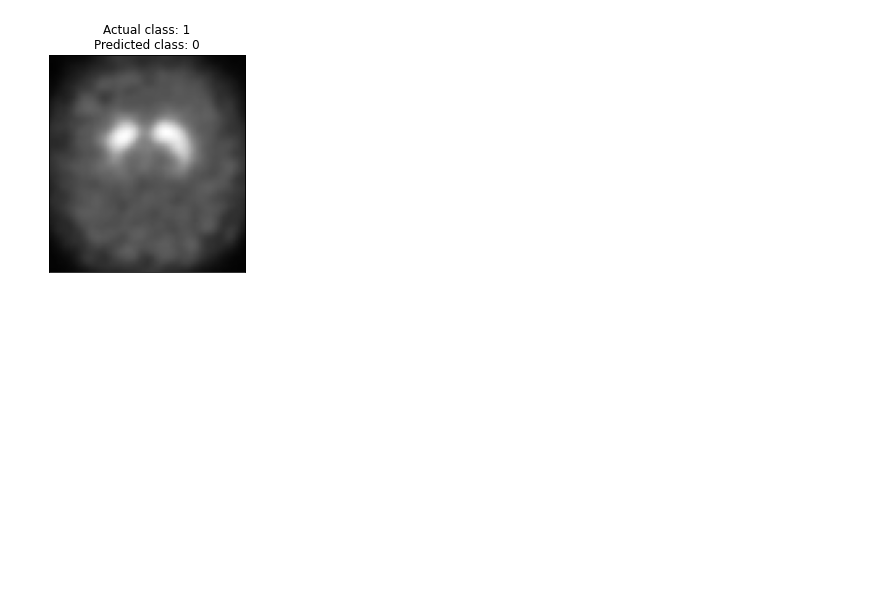
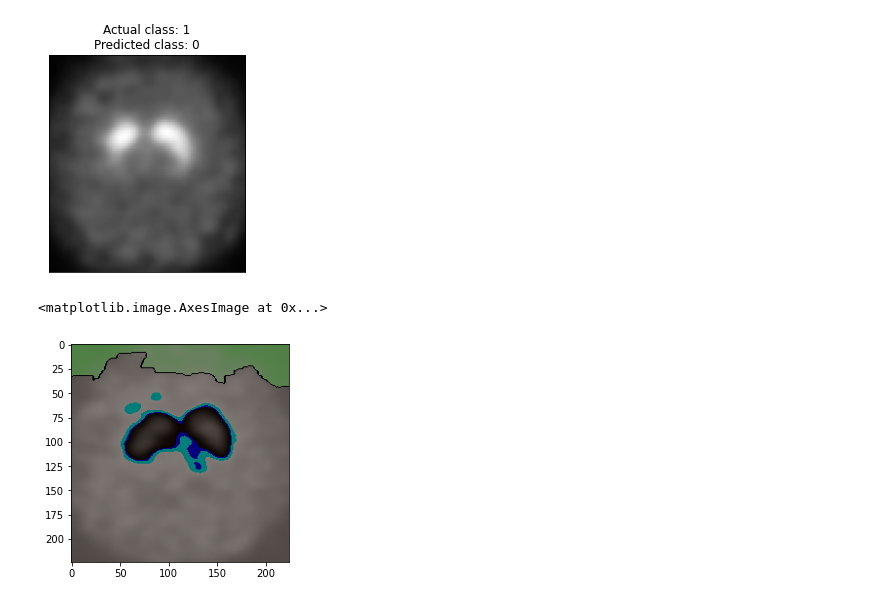
Before and after one commit to Sarkovic/Parkinsons-DaTscan, a Jupyter notebook: Implementation/Spect_Classification.ipynb, the cells around one changed output. Saved outputs shown, nothing was run; the diff lists cells and outputs as text; code cells hidden in the pictures; blank space fills up the shorter version.

Commit message:
Update notebook to add LIME

```diff
--- a/Implementation/Spect_Classification.ipynb
+++ b/Implementation/Spect_Classification.ipynb
@@ -149,7 +145,7 @@ vgg16.load_weights('./spect_trained_1.h5')
 # %%
 # Function to load data
 
-def load_data(dir_path, img_size=(100,100)):
+def load_data(dir_path):
     """
     Load resized images as np.arrays to workspace
     """
@@ -240,3 +242,51 @@ else:
 [figure]
 [figure]
 [figure]
+# %%
+#Import LIME
+
+import lime
+from lime import lime_image
+from skimage.segmentation import mark_boundaries
+
+# create lime ImageExplainer
+explainer = lime_image.LimeImageExplainer()
+
+# Choosing the image from X_test_prep set
+image = X_test_prep[31].astype(np.uint8)
+# %%
+# Apple LIME to the image
+
+explanation = explainer.explain_instance(image, vgg16.predict, top_labels=2, hide_color=0, num_samples=1000)
+# %%
+#Arguments for get_image_and_mask() method defined below
+
+temp, mask = explanation.get_image_and_mask(0, positive_only=False,
+                                            num_features=5,
+                                            hide_rest=False)
+
+"""
+def get_image_and_mask(self, label, positive_only=True, negative_only=False, hide_rest=False,
+                           num_features=5, min_weight=0.):
+        Init function.
+        Args:
+            label: label to explain
+            positive_only: if True, only take superpixels that positively contribute to
+                the prediction of the label.
+            negative_only: if True, only take superpixels that negatively contribute to
+                the prediction of the label. If false, and so is positive_only, then both
+                negativey and positively contributions will be taken.
+                Both can't be True at the same time
+            hide_rest: if True, make the non-explanation part of the return
+                image gray
+            num_features: number of superpixels to include in explanation
+            min_weight: minimum weight of the superpixels to include in explanation
+        Returns:
+            (image, mask), where image is a 3d numpy array and mask is a 2d
+            numpy array that can be used with
+            skimage.segmentation.mark_boundaries
+"""
+plt.imshow(mark_boundaries(temp / 2 + 0.5, mask).astype(np.uint8))
+# %% [output]
+<matplotlib.image.AxesImage at 0x...>
+[figure, added]
```
Also changed, not shown: parts of 6 cells of this notebook.
